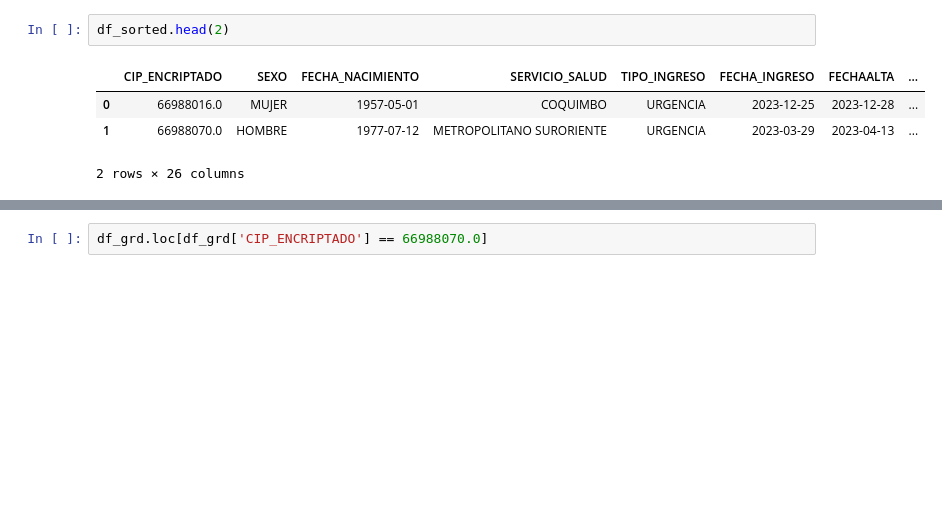
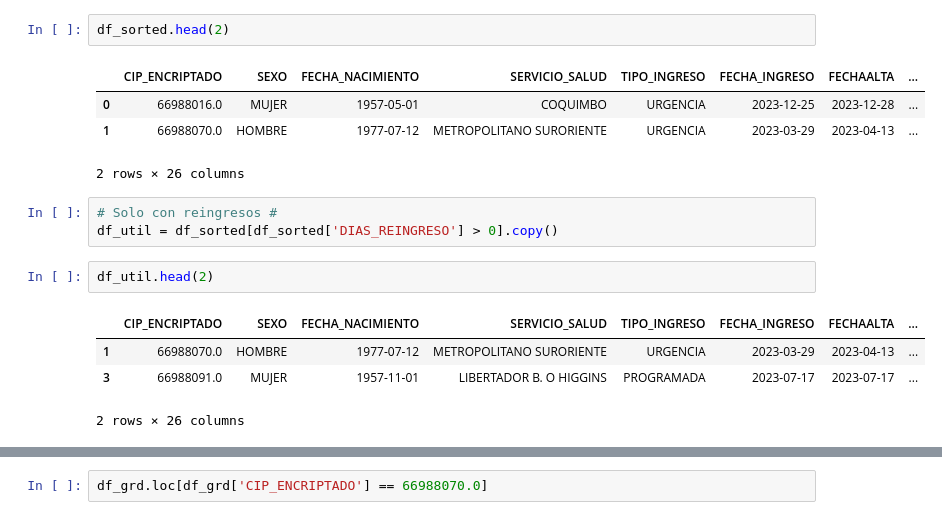
Before and after one commit to gmarinr/TOPD, a Jupyter notebook: Tratamiento_Datos.ipynb, the cells around one changed output, grey strips where cells are left out. Cells and saved outputs as stored; diff of their text form; blank space fills up the shorter version.

```diff
--- a/Tratamiento_Datos.ipynb
+++ b/Tratamiento_Datos.ipynb
@@ -203,3 +203,13 @@ df_sorted.head(2)
 | 0 | 66988016.0 | MUJER | 1957-05-01 | COQUIMBO | URGENCIA | 2023-12-25 | 2023-12-28 | ... |
 | 1 | 66988070.0 | HOMBRE | 1977-07-12 | METROPOLITANO SURORIENTE | URGENCIA | 2023-03-29 | 2023-04-13 | ... |
 2 rows × 26 columns
+# %%
+# Solo con reingresos #
+df_util = df_sorted[df_sorted['DIAS_REINGRESO'] > 0].copy()
+# %%
+df_util.head(2)
+# %% [output]
+|  | CIP_ENCRIPTADO | SEXO | FECHA_NACIMIENTO | SERVICIO_SALUD | TIPO_INGRESO | FECHA_INGRESO | FECHAALTA | ... |
+| 1 | 66988070.0 | HOMBRE | 1977-07-12 | METROPOLITANO SURORIENTE | URGENCIA | 2023-03-29 | 2023-04-13 | ... |
+| 3 | 66988091.0 | MUJER | 1957-11-01 | LIBERTADOR B. O HIGGINS | PROGRAMADA | 2023-07-17 | 2023-07-17 | ... |
+2 rows × 26 columns
```
Also changed, not shown: parts of 2 cells of this notebook.
